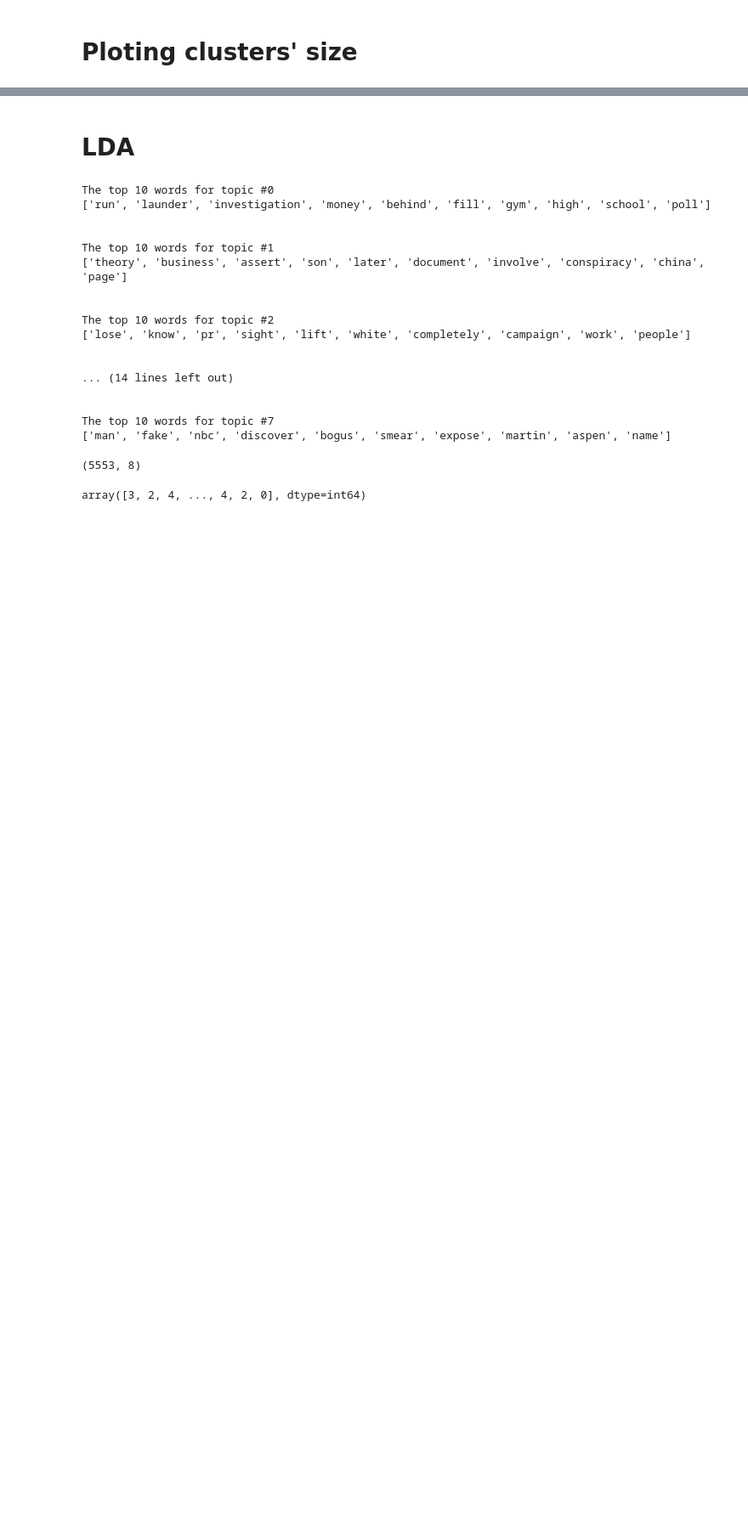
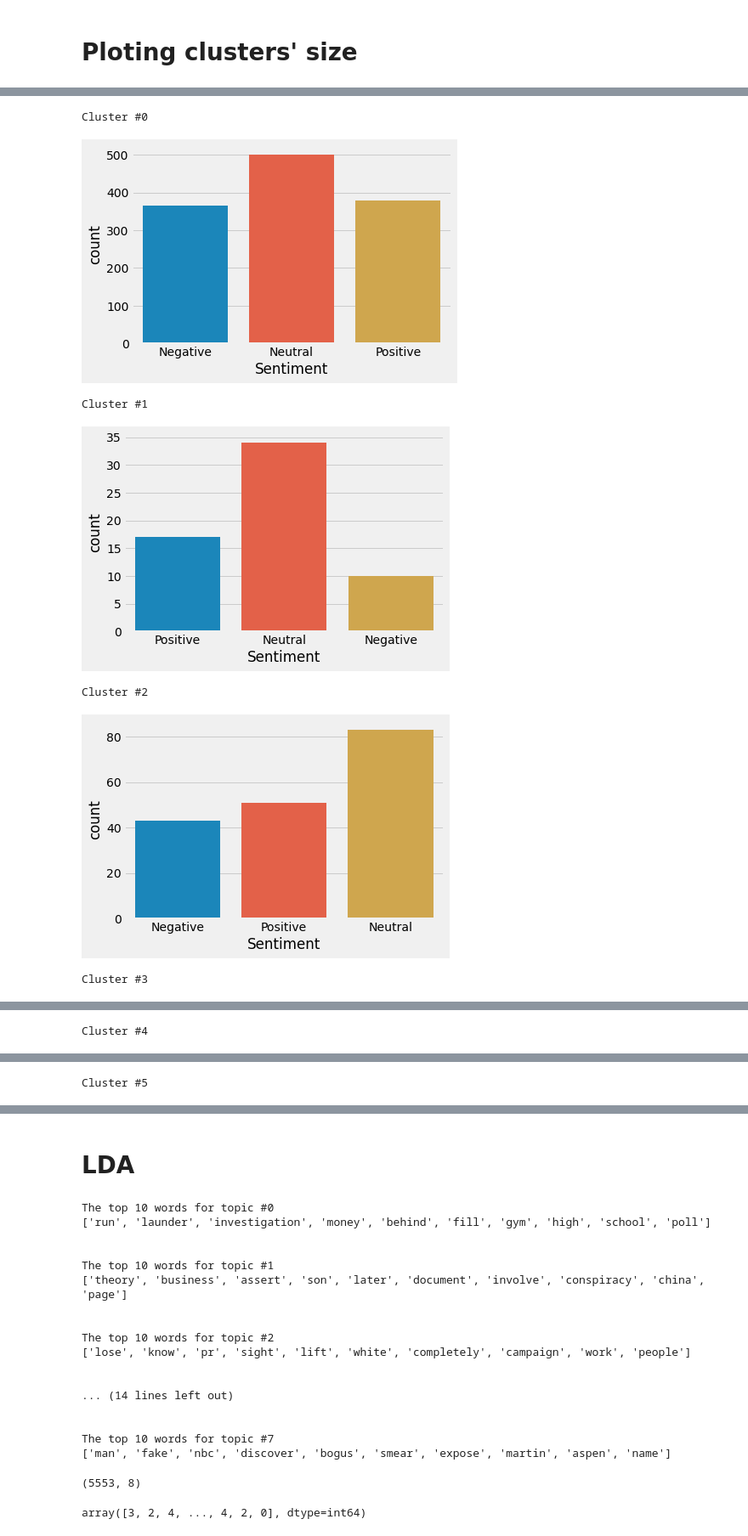
Before and after one commit to kmoulosiotis/Twitter-Sentiment-Analysis, a Jupyter notebook: NLP_USA_Elections_2020_clustering.ipynb, the cells around one changed output, grey strips where cells are left out. Shown at 85% size. Cells and saved outputs as stored; diff of their text form; code cells hidden in the pictures; blank space fills up the shorter version.

```diff
--- a/NLP_USA_Elections_2020_clustering.ipynb
+++ b/NLP_USA_Elections_2020_clustering.ipynb
@@ -225,0 +257,29 @@ plt.show()
+# %%
+sid = SentimentIntensityAnalyzer()
+# %%
+tweets_df['Polarity'] = tweets_df['stemmed_string'].apply(lambda x: sid.polarity_scores(x))
+# %%
+def sentimentVerdict(polarity):
+    #print(polarity['compound'])
+    if polarity['compound'] >= 0.05:
+        return "Positive"
+    elif polarity['compound'] <= -0.05:
+        return "Negative"
+    else:
+        return "Neutral"
+# %%
+tweets_df['Sentiment'] = tweets_df['Polarity'].apply(sentimentVerdict)
+# %%
+for i in range(num_clusters):
+    df = tweets_df[tweets_df['cluster'] == i]
+    print(f'Cluster #{i}')
+    ax = sns.countplot(x='Sentiment', data=df)
+    plt.show()
+# %% [output]
+Cluster #0
+[figure, added]
+Cluster #1
+[figure, added]
+Cluster #2
+[figure, added]
+Cluster #3
@@ -225,0 +287 @@ plt.show()
+Cluster #4
@@ -225,0 +289 @@ plt.show()
+Cluster #5
```
Also changed, not shown: parts of 34 cells of this notebook, 2 other files.
